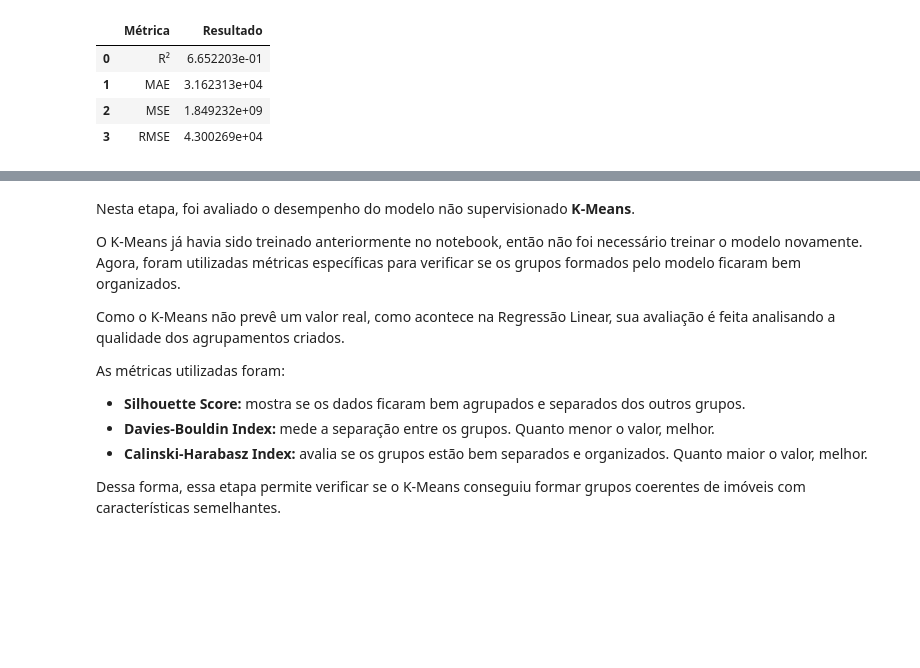
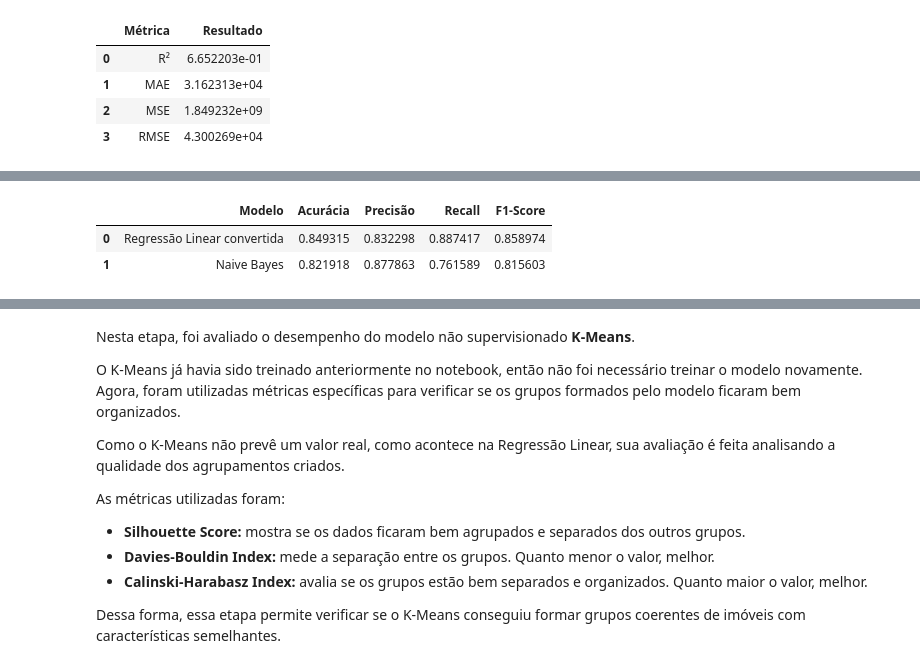
Before and after one commit to Mauro-devs/DataAnalysis, a Jupyter notebook: notebook.ipynb, the cells around one changed output, grey strips where cells are left out. Drawn from its saved outputs; the diff is of its cells as text; code cells hidden in the pictures; blank space fills up the shorter version.

```diff
--- a/notebook.ipynb
+++ b/notebook.ipynb
@@ -792,0 +841,33 @@ Dessa forma, o desempenho da Regressão Linear pode ser considerado **razoável*
+# %%
+from sklearn.metrics import accuracy_score, precision_score, recall_score, f1_score
+
+# Convertendo a previsão da Regressão Linear para classificação
+
+y_pred_regressao_binario = (y_pred_regressao > mediana_preco).astype(int)
+
+# Métricas da Regressão Linear convertida para classificação
+acuracia_reg = accuracy_score(y_test_binario, y_pred_regressao_binario)
+precisao_reg = precision_score(y_test_binario, y_pred_regressao_binario)
+recall_reg = recall_score(y_test_binario, y_pred_regressao_binario)
+f1_reg = f1_score(y_test_binario, y_pred_regressao_binario)
+
+# Métricas do Naive Bayes
+acuracia_nb = accuracy_score(y_test_binario, y_pred_test)
+precisao_nb = precision_score(y_test_binario, y_pred_test)
+recall_nb = recall_score(y_test_binario, y_pred_test)
+f1_nb = f1_score(y_test_binario, y_pred_test)
+
+# Tabela comparativa
+comparacao_supervisionados = pd.DataFrame({
+    "Modelo": ["Regressão Linear convertida", "Naive Bayes"],
+    "Acurácia": [acuracia_reg, acuracia_nb],
+    "Precisão": [precisao_reg, precisao_nb],
+    "Recall": [recall_reg, recall_nb],
+    "F1-Score": [f1_reg, f1_nb]
+})
+
+comparacao_supervisionados
+# %% [output]
+|  | Modelo | Acurácia | Precisão | Recall | F1-Score |
+| 0 | Regressão Linear convertida | 0.849315 | 0.832298 | 0.887417 | 0.858974 |
+| 1 | Naive Bayes | 0.821918 | 0.877863 | 0.761589 | 0.815603 |
```
Also changed, not shown: parts of 19 cells of this notebook.
